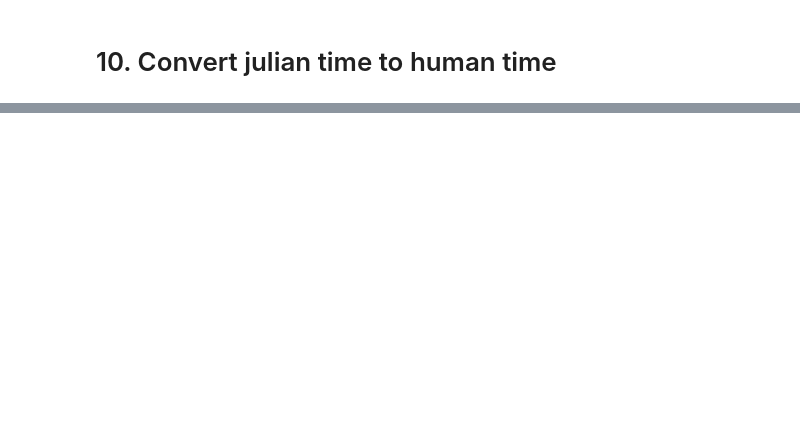
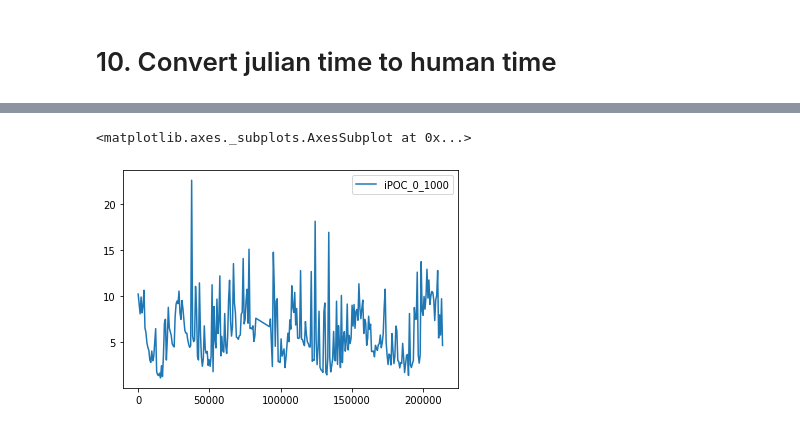
Before and after one commit to fricour/CarbonFluxes, a Jupyter notebook: carbon.ipynb, the cells around one changed output, grey strips where cells are left out. Saved outputs shown, nothing was run; the diff lists cells and outputs as text; code cells hidden in the pictures; blank space fills up the shorter version.

Commit message:
add carbon stocks

```diff
--- a/carbon.ipynb
+++ b/carbon.ipynb
@@ -333,0 +550,9 @@ data
+# %%
+# https://docs.scipy.org/doc/scipy/reference/generated/scipy.integrate.simps.html
+# https://en.wikipedia.org/wiki/Simpson%27s_rule
+
+# integration over the whole profile (just a check)
+x = np.array(tmp['depth'])
+y = np.array(tmp['poc'])
+from scipy import integrate
+integrate.simps(y,x)
@@ -333,0 +561,6 @@ data
+# %%
+def integrate_poc(depth_min, depth_max, data):
+    data = data[(data.depth > depth_min) & (data.depth < depth_max)]
+    x = np.array(data.depth)
+    y = np.array(data.poc)
+    return(integrate.simps(y,x))
@@ -333,0 +607,3 @@ data
+# %%
+data = data.groupby('id').apply(compute_carbon_stocks)
+data
@@ -333,0 +629,4 @@ data
+# %%
+# let's just plot full stock (0-1000) over time to see if the trends are consistent with the paper
+test = data[['human_time', 'iPOC_0_1000']].drop_duplicates()
+test
@@ -333,0 +647,6 @@ data
+# %%
+# attention, total stock has been SMOOTHED so the pic was surely erase in Fig. 3
+test.plot()
+# %% [output]
+<matplotlib.axes._subplots.AxesSubplot at 0x...>
+[figure, added]
```
Also changed, not shown: parts of 38 cells of this notebook.
